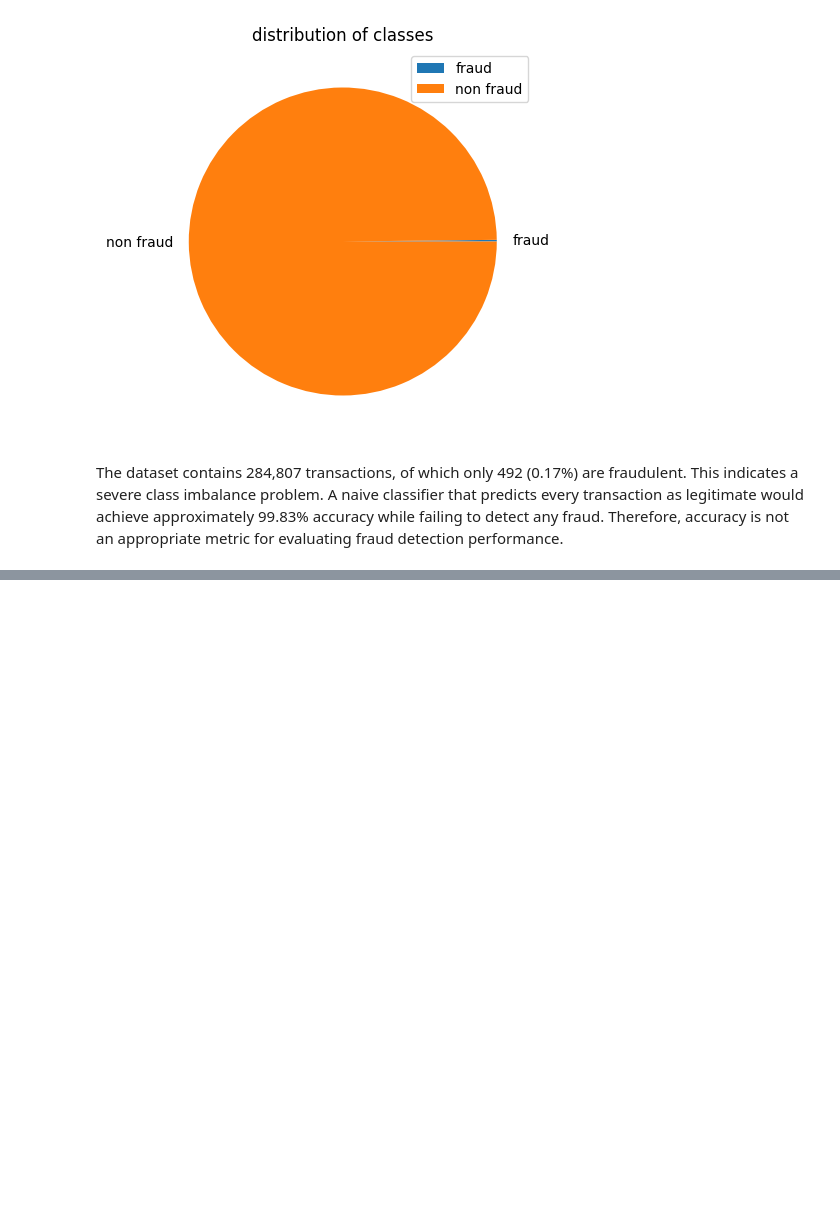
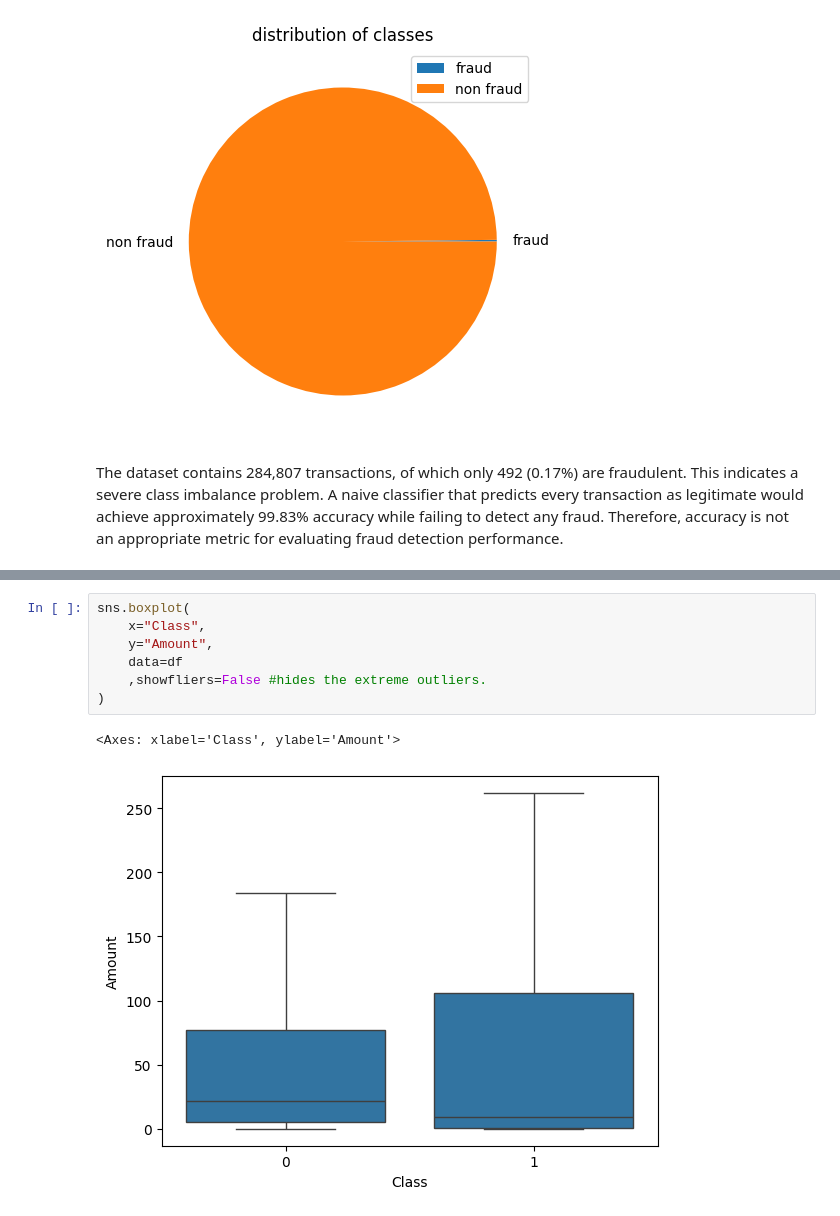
Before and after one commit to monasolgi/Credit-Card-Fraud-Detection, a Jupyter notebook: Fraud_detection.ipynb, the cells around one changed output, grey strips where cells are left out. Saved outputs shown, nothing was run; the diff lists cells and outputs as text; blank space fills up the shorter version.

```diff
--- a/Fraud_detection.ipynb
+++ b/Fraud_detection.ipynb
@@ -76,0 +148,10 @@ Index(['Time', 'V1', 'V2', 'V3', 'V4', 'V5', 'V6', 'V7', 'V8', 'V9', 'V10',
+# %%
+sns.boxplot(
+    x="Class",
+    y="Amount",
+    data=df
+    ,showfliers=False #hides the extreme outliers.
+)
+# %% [output]
+<Axes: xlabel='Class', ylabel='Amount'>
+[figure, added]
```
Also changed, not shown: parts of 10 cells of this notebook.
